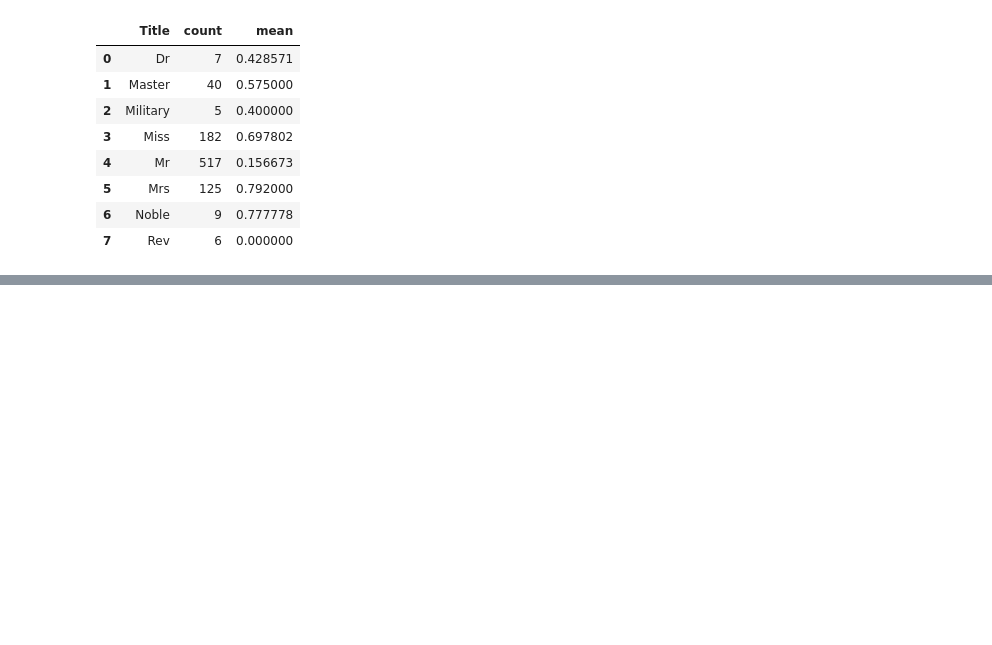
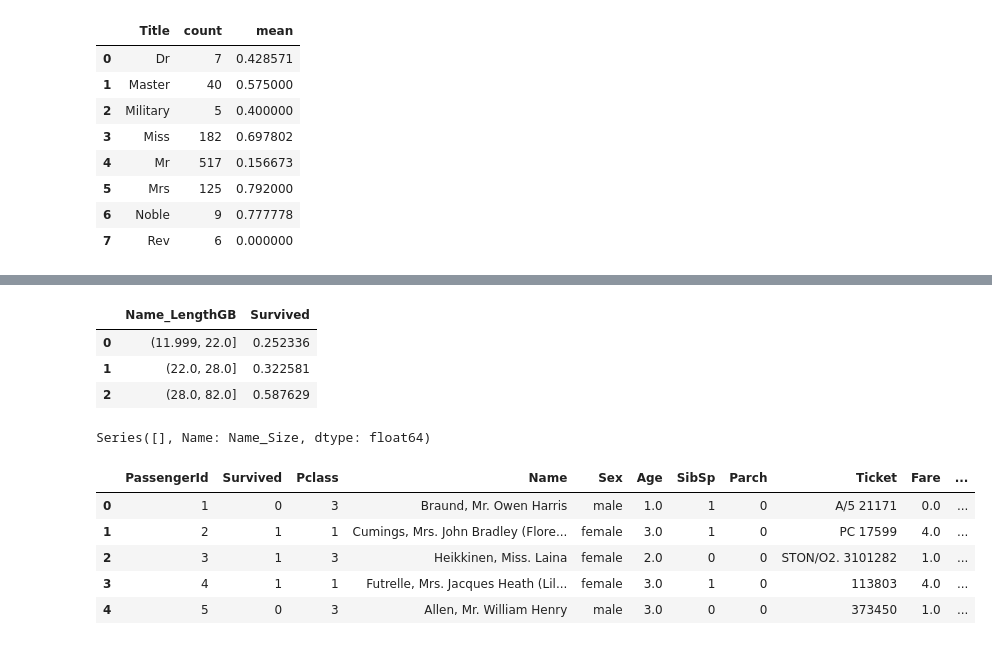
Before and after one commit to tajeshwar74/titanic, a Jupyter notebook: titanic.ipynb, the cells around one changed output, grey strips where cells are left out. Drawn from its saved outputs; the diff is of its cells as text; code cells hidden in the pictures; blank space fills up the shorter version.

```diff
--- a/titanic.ipynb
+++ b/titanic.ipynb
@@ -317,0 +332,28 @@ train_df.groupby(['Title'], as_index=False)['Survived'].agg(['count','mean'])
+# %%
+train_df.groupby(['Name_LengthGB'], as_index=False, observed=False)['Survived'].mean()
+# %% [output]
+|  | Name_LengthGB | Survived |
+| 0 | (11.999, 22.0] | 0.252336 |
+| 1 | (22.0, 28.0] | 0.322581 |
+| 2 | (28.0, 82.0] | 0.587629 |
+# %%
+train_df.loc[train_df['Name_Length'] <= 22, 'Name_Size'] = 0
+train_df.loc[(train_df['Name_Length'] > 22) & (train_df['Name_Length'] <= 28), 'Name_Size'] = 1
+train_df.loc[(train_df['Name_Length'] > 28) & (train_df['Name_Length'] <= 82), 'Name_Size'] = 2
+train_df.loc[train_df['Name_Length'] > 82, 'Name_Size']
+
+test_df.loc[test_df['Name_Length'] <= 22, 'Name_Size'] = 0
+test_df.loc[(test_df['Name_Length'] > 22) & (test_df['Name_Length'] <= 28), 'Name_Size'] = 1
+test_df.loc[(test_df['Name_Length'] > 28) & (test_df['Name_Length'] <= 82), 'Name_Size'] = 2
+test_df.loc[test_df['Name_Length'] > 82, 'Name_Size']
+# %% [output]
+Series([], Name: Name_Size, dtype: float64)
+# %%
+train_df.head()
+# %% [output]
+|  | PassengerId | Survived | Pclass | Name | Sex | Age | SibSp | Parch | Ticket | Fare | ... |
+| 0 | 1 | 0 | 3 | Braund, Mr. Owen Harris | male | 1.0 | 1 | 0 | A/5 21171 | 0.0 | ... |
+| 1 | 2 | 1 | 1 | Cumings, Mrs. John Bradley (Flore... | female | 3.0 | 1 | 0 | PC 17599 | 4.0 | ... |
+| 2 | 3 | 1 | 3 | Heikkinen, Miss. Laina | female | 2.0 | 0 | 0 | STON/O2. 3101282 | 1.0 | ... |
+| 3 | 4 | 1 | 1 | Futrelle, Mrs. Jacques Heath (Lil... | female | 3.0 | 1 | 0 | 113803 | 4.0 | ... |
+| 4 | 5 | 0 | 3 | Allen, Mr. William Henry | male | 3.0 | 0 | 0 | 373450 | 1.0 | ... |
```
Also changed, not shown: parts of 26 cells of this notebook.
